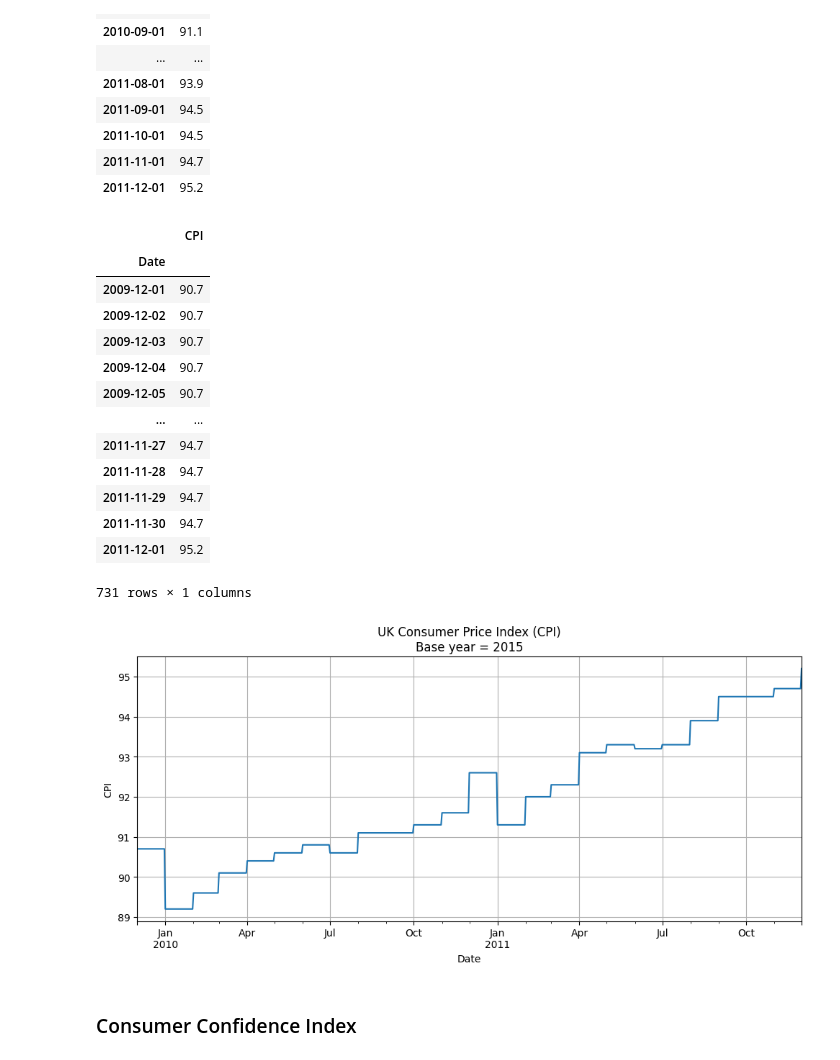
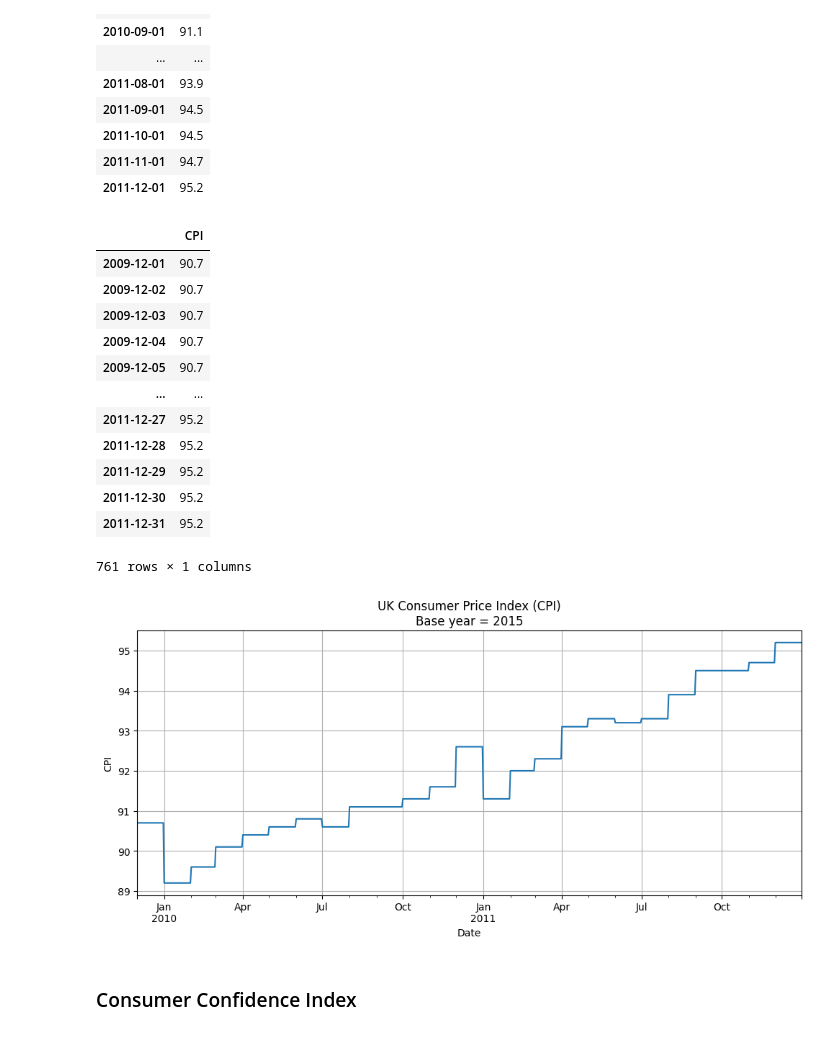
Before and after one commit to luizvalle/ieor4578_project2, a Jupyter notebook: notebooks/explanatory_variables/explanatory_variable_collection2.ipynb, the cells around one changed output. Cells and saved outputs as stored; diff of their text form; code cells hidden in the pictures.

```diff
--- a/notebooks/explanatory_variables/explanatory_variable_collection2.ipynb
+++ b/notebooks/explanatory_variables/explanatory_variable_collection2.ipynb
@@ -287,25 +287,31 @@ uk_monthly_cpi
 | 2011-11-01 | 94.7 |
 | 2011-12-01 | 95.2 |
 # %%
+full_range = pd.date_range(
+    start=uk_monthly_cpi.index.min(),
+    end=END_DATE,
+    freq='D'
+)
+
 uk_daily_cpi = uk_monthly_cpi.resample('D').mean()
+uk_daily_cpi = uk_daily_cpi.reindex(full_range)
 uk_daily_cpi = uk_daily_cpi.sort_index()
 uk_daily_cpi = uk_daily_cpi.ffill()
 uk_daily_cpi
 # %% [output]
 |  | CPI |
-| Date |  |
 | 2009-12-01 | 90.7 |
 | 2009-12-02 | 90.7 |
 | 2009-12-03 | 90.7 |
 | 2009-12-04 | 90.7 |
 | 2009-12-05 | 90.7 |
 | ... | ... |
-| 2011-11-27 | 94.7 |
-| 2011-11-28 | 94.7 |
-| 2011-11-29 | 94.7 |
-| 2011-11-30 | 94.7 |
-| 2011-12-01 | 95.2 |
+| 2011-12-27 | 95.2 |
+| 2011-12-28 | 95.2 |
+| 2011-12-29 | 95.2 |
+| 2011-12-30 | 95.2 |
+| 2011-12-31 | 95.2 |
-731 rows × 1 columns
+761 rows × 1 columns
 # %%
 fig, ax = plt.subplots(figsize=(10,5))
 
@@ -320,7 +326,7 @@ ax.legend().remove()
 plt.tight_layout()
 plt.show()
 # %% [output]
-[figure, old version]
+[figure, new version]
 # %%
 SAVE_DIR = '../../dataset/explanatory_variables'
 SAVE_FILENAME = 'cpi.json'
```
Also changed, not shown: parts of 8 cells of this notebook.
